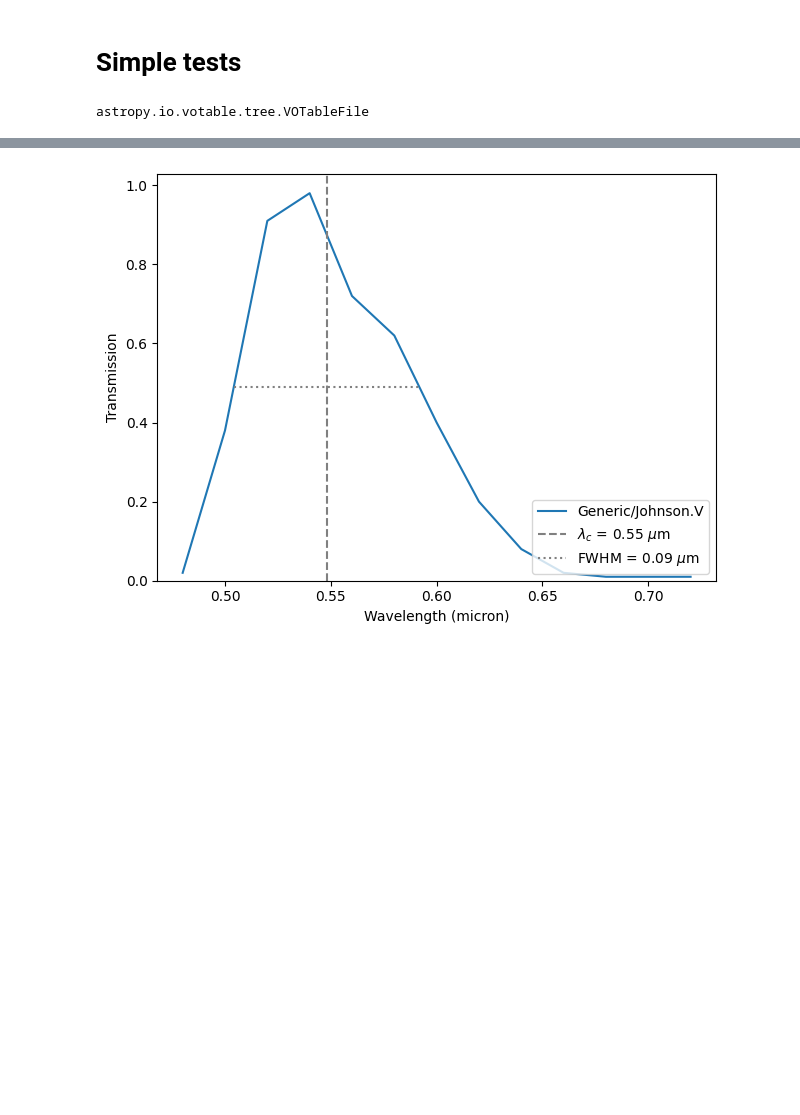
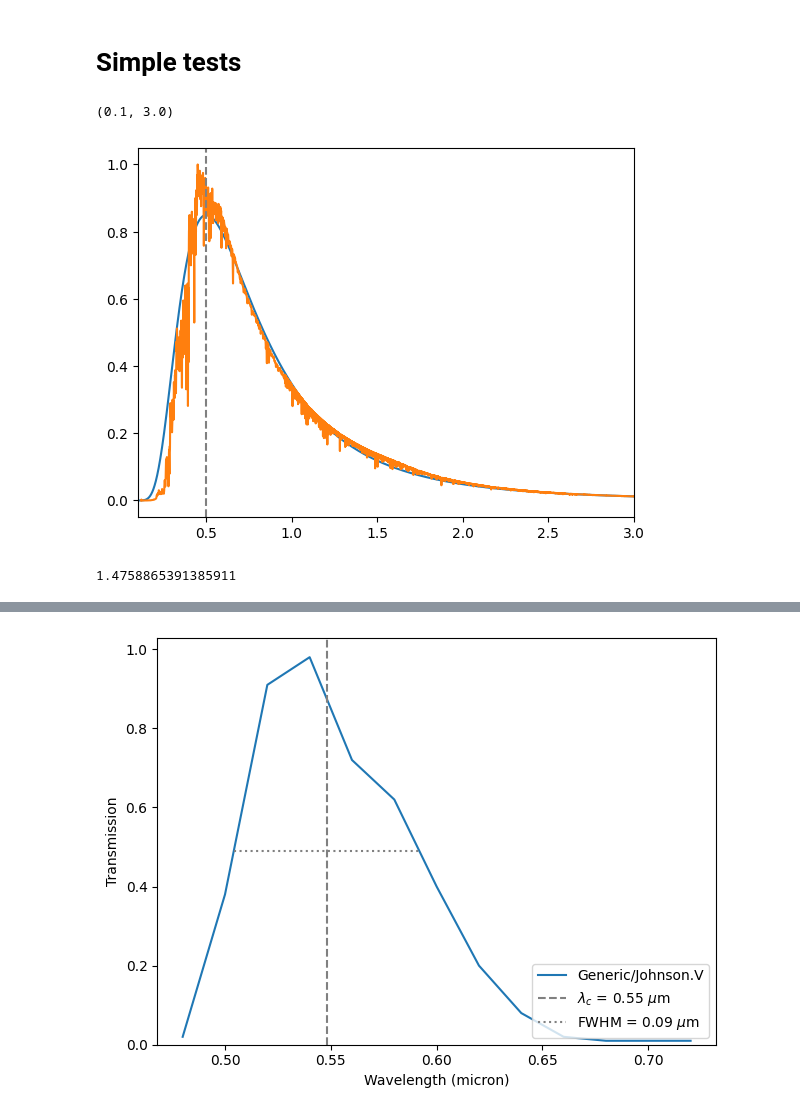
Before and after one commit to bcarry/ska, a Jupyter notebook: sandbox/test_ska.ipynb, the cells around one changed output, grey strips where cells are left out. Cells and saved outputs as stored; diff of their text form; code cells hidden in the pictures; blank space fills up the shorter version.

```diff
--- a/sandbox/test_ska.ipynb
+++ b/sandbox/test_ska.ipynb
@@ -14,12 +14,11 @@ import ska
 # Simple tests
 # %%
 sun = ska.Spectrum('sun.csv')
+vesta = ska.Spectrum('vesta.csv')
+
+sun.Flux = sun.Flux / sun.Flux.max()
 # %%
 V = ska.Filter('Generic/Johnson.V')
 J = ska.Filter('2MASS/2MASS.J')
 H = ska.Filter('Paranal/VISTA.H')
 K = ska.Filter('Paranal/VISTA.Ks')
-# %%
-type(K.VOFilter)
-# %% [output]
-astropy.io.votable.tree.VOTableFile
@@ -28,3 +24,0 @@ K.tra
-# %%
-
-plt.style.use('default')
@@ -30,0 +32,25 @@ plt.style.use('default')
+# %%
+T = 5778
+bb = BlackBody(temperature=T*u.K, scale=1.0 * u.erg / (u.s * u.AA * u.sr * u.cm**2) )
+wav = np.arange(1000, 30000) * u.AA
+flux = bb(wav)
+
+ww = wav.to(u.micron).value
+ff = flux.value / flux.value.max()
+bb = ska.Spectrum( np.array([ww,ff]).T )
+# %%
+fig, ax = plt.subplots()
+
+ax.plot( bb.Wavelength, bb.Flux*0.85, label='Black Body')
+ax.plot( sun.Wavelength, sun.Flux, label='Black Body')
+
+ax.axvline( 2898/T, linestyle='--', color='grey')
+ax.set_xlim(0.1, 3)
+# ax.plot( ww, ff, label='Black Body')
+# %% [output]
+(0.1, 3.0)
+[figure, added]
+# %%
+bb.compute_color( V, K, phot_sys='Vega')
+# %% [output]
+1.4758865391385911
```
Also changed, not shown: parts of 3 cells of this notebook, 12 other files.
